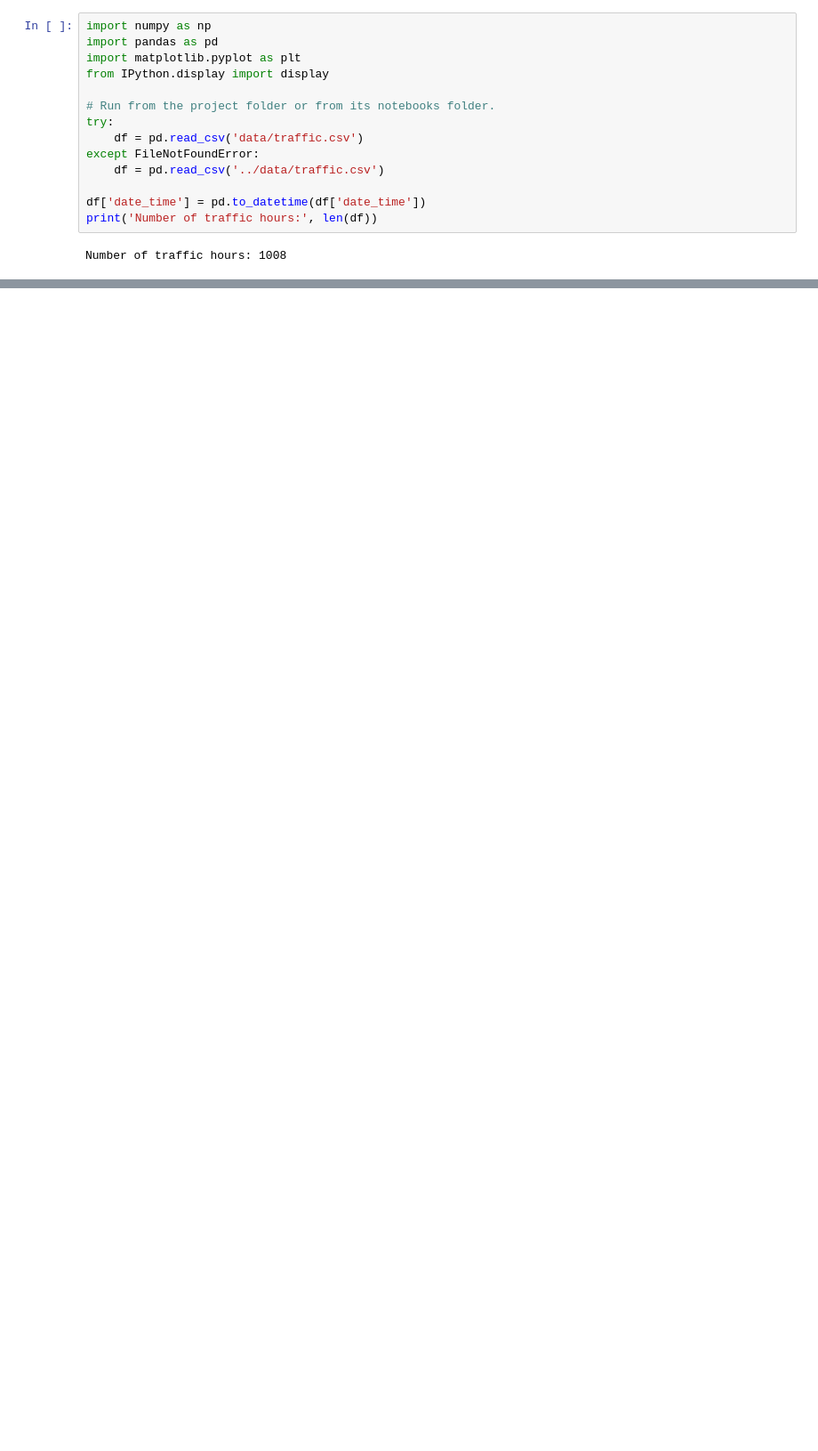
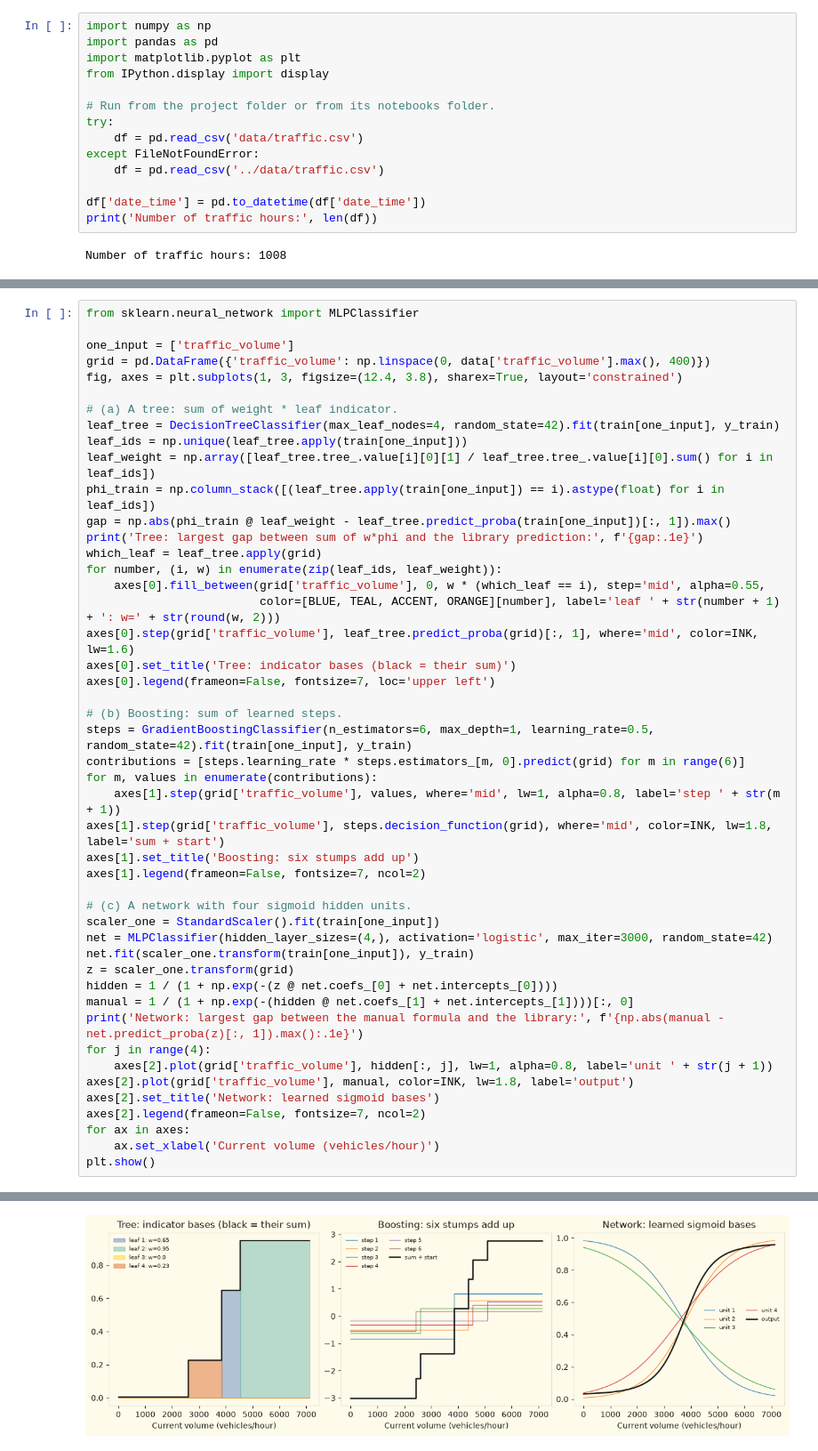
Before and after one commit to Skygazer1111/MLWeeklyProject, a Jupyter notebook: ml-lab/dist/notebooks/unit_5_combining_models.ipynb, the cells around one changed output, grey strips where cells are left out. Shown at 89% size. Cells and saved outputs as stored; diff of their text form; blank space fills up the shorter version.

```diff
--- a/ml-lab/dist/notebooks/unit_5_combining_models.ipynb
+++ b/ml-lab/dist/notebooks/unit_5_combining_models.ipynb
@@ -127,0 +221,48 @@ A tree is one model; an ensemble combines several models. Compare the measured t
+# %%
+from sklearn.neural_network import MLPClassifier
+
+one_input = ['traffic_volume']
+grid = pd.DataFrame({'traffic_volume': np.linspace(0, data['traffic_volume'].max(), 400)})
+fig, axes = plt.subplots(1, 3, figsize=(12.4, 3.8), sharex=True, layout='constrained')
+
+# (a) A tree: sum of weight * leaf indicator.
+leaf_tree = DecisionTreeClassifier(max_leaf_nodes=4, random_state=42).fit(train[one_input], y_train)
+leaf_ids = np.unique(leaf_tree.apply(train[one_input]))
+leaf_weight = np.array([leaf_tree.tree_.value[i][0][1] / leaf_tree.tree_.value[i][0].sum() for i in leaf_ids])
+phi_train = np.column_stack([(leaf_tree.apply(train[one_input]) == i).astype(float) for i in leaf_ids])
+gap = np.abs(phi_train @ leaf_weight - leaf_tree.predict_proba(train[one_input])[:, 1]).max()
+print('Tree: largest gap between sum of w*phi and the library prediction:', f'{gap:.1e}')
+which_leaf = leaf_tree.apply(grid)
+for number, (i, w) in enumerate(zip(leaf_ids, leaf_weight)):
+    axes[0].fill_between(grid['traffic_volume'], 0, w * (which_leaf == i), step='mid', alpha=0.55,
+                         color=[BLUE, TEAL, ACCENT, ORANGE][number], label='leaf ' + str(number + 1) + ': w=' + str(round(w, 2)))
+axes[0].step(grid['traffic_volume'], leaf_tree.predict_proba(grid)[:, 1], where='mid', color=INK, lw=1.6)
+axes[0].set_title('Tree: indicator bases (black = their sum)')
+axes[0].legend(frameon=False, fontsize=7, loc='upper left')
+
+# (b) Boosting: sum of learned steps.
+steps = GradientBoostingClassifier(n_estimators=6, max_depth=1, learning_rate=0.5, random_state=42).fit(train[one_input], y_train)
+contributions = [steps.learning_rate * steps.estimators_[m, 0].predict(grid) for m in range(6)]
+for m, values in enumerate(contributions):
+    axes[1].step(grid['traffic_volume'], values, where='mid', lw=1, alpha=0.8, label='step ' + str(m + 1))
+axes[1].step(grid['traffic_volume'], steps.decision_function(grid), where='mid', color=INK, lw=1.8, label='sum + start')
+axes[1].set_title('Boosting: six stumps add up')
+axes[1].legend(frameon=False, fontsize=7, ncol=2)
+
+# (c) A network with four sigmoid hidden units.
+scaler_one = StandardScaler().fit(train[one_input])
+net = MLPClassifier(hidden_layer_sizes=(4,), activation='logistic', max_iter=3000, random_state=42)
+net.fit(scaler_one.transform(train[one_input]), y_train)
+z = scaler_one.transform(grid)
+hidden = 1 / (1 + np.exp(-(z @ net.coefs_[0] + net.intercepts_[0])))
+manual = 1 / (1 + np.exp(-(hidden @ net.coefs_[1] + net.intercepts_[1])))[:, 0]
+print('Network: largest gap between the manual formula and the library:', f'{np.abs(manual - net.predict_proba(z)[:, 1]).max():.1e}')
+for j in range(4):
+    axes[2].plot(grid['traffic_volume'], hidden[:, j], lw=1, alpha=0.8, label='unit ' + str(j + 1))
+axes[2].plot(grid['traffic_volume'], manual, color=INK, lw=1.8, label='output')
+axes[2].set_title('Network: learned sigmoid bases')
+axes[2].legend(frameon=False, fontsize=7, ncol=2)
+for ax in axes:
+    ax.set_xlabel('Current volume (vehicles/hour)')
+plt.show()
+# %% [output]
@@ -127,0 +271 @@ A tree is one model; an ensemble combines several models. Compare the measured t
+[figure, added]
```
Also changed, not shown: parts of 34 cells of this notebook, 18 other files.
